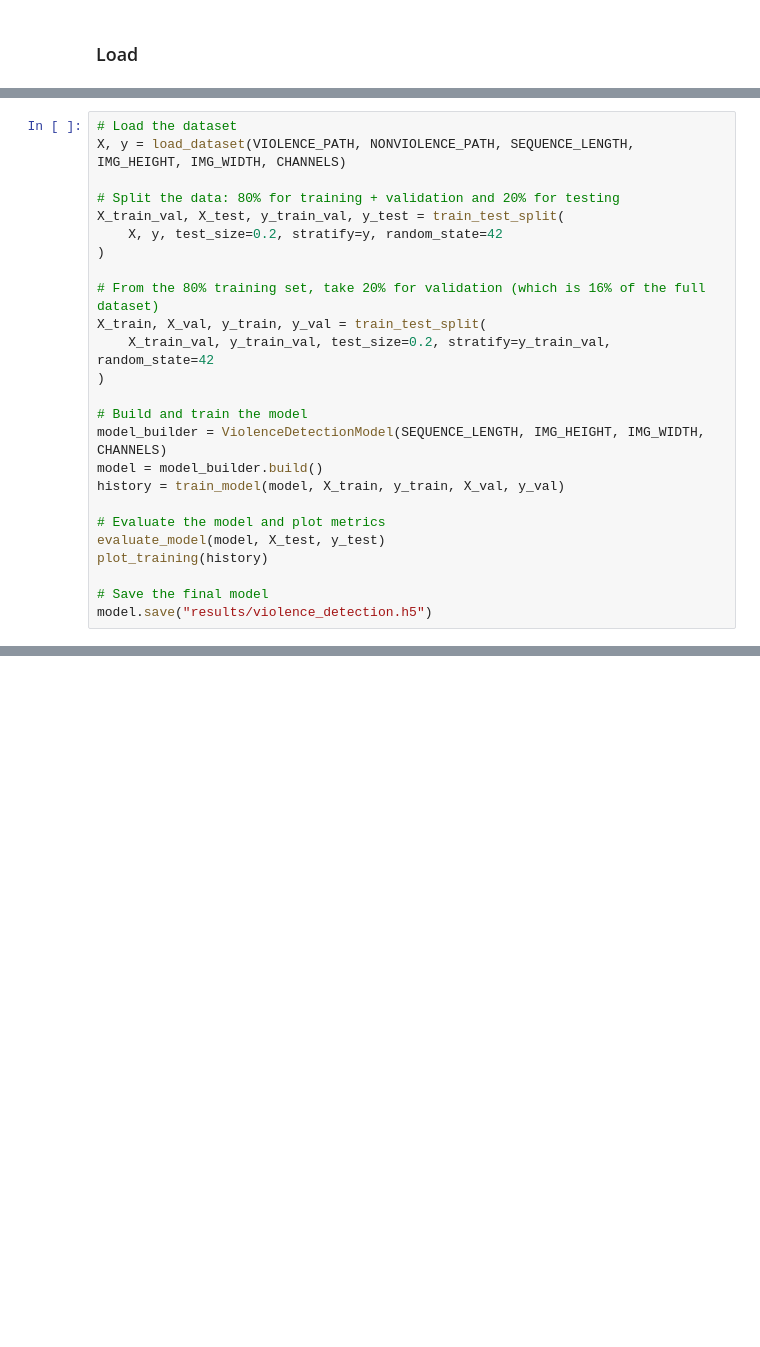
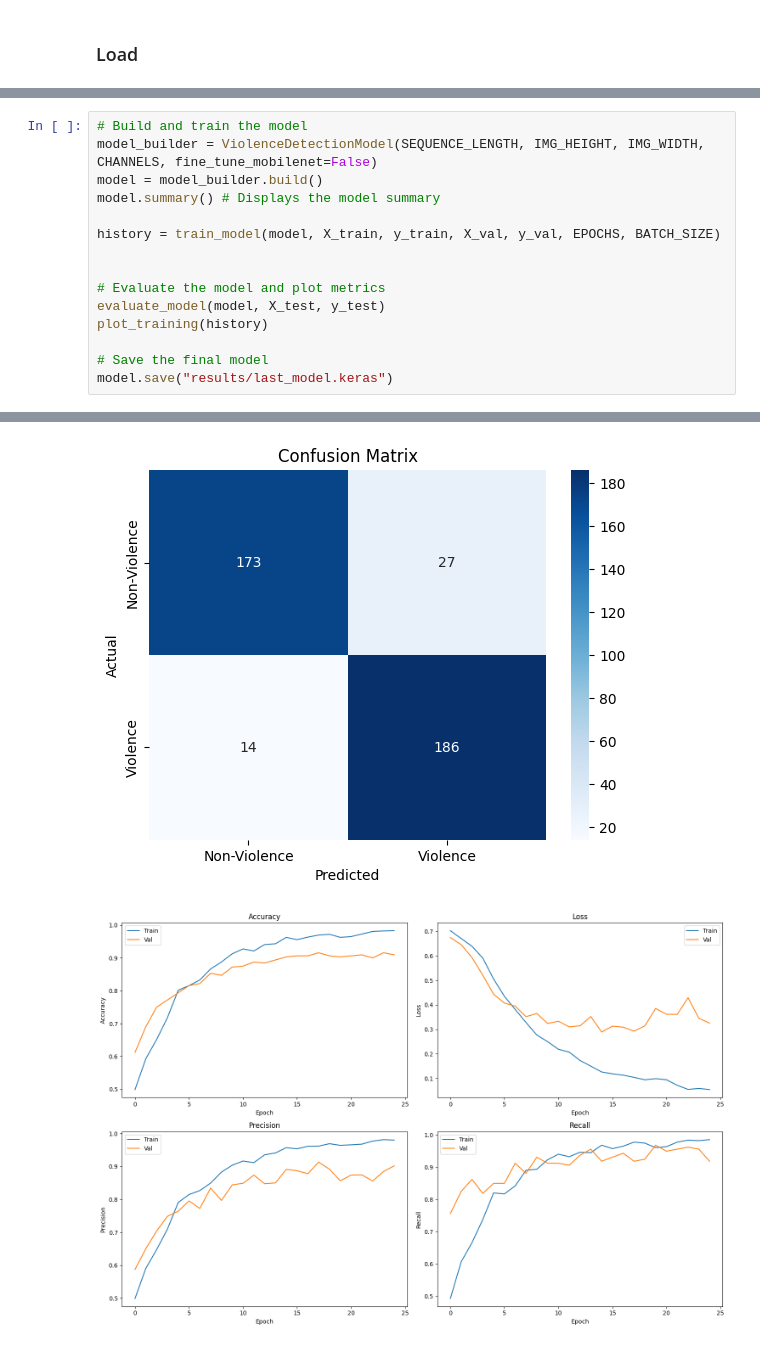
Before and after one commit to pedroogaab/fight-detection, a Jupyter notebook: violence_train.ipynb, the cells around one changed output, grey strips where cells are left out. Drawn from its saved outputs; the diff is of its cells as text; blank space fills up the shorter version.

Commit message:
rework all files and struture and end train task

```diff
--- a/violence_train.ipynb
+++ b/violence_train.ipynb
@@ -195,25 +234,16 @@ def predict_video(model, video_path, sequence_length, img_height, img_width, cha
 # %%
-# Load the dataset
-X, y = load_dataset(VIOLENCE_PATH, NONVIOLENCE_PATH, SEQUENCE_LENGTH, IMG_HEIGHT, IMG_WIDTH, CHANNELS)
+# Build and train the model
+model_builder = ViolenceDetectionModel(SEQUENCE_LENGTH, IMG_HEIGHT, IMG_WIDTH, CHANNELS, fine_tune_mobilenet=False)
+model = model_builder.build()
+model.summary() # Displays the model summary
 
-# Split the data: 80% for training + validation and 20% for testing
-X_train_val, X_test, y_train_val, y_test = train_test_split(
-    X, y, test_size=0.2, stratify=y, random_state=42
-)
+history = train_model(model, X_train, y_train, X_val, y_val, EPOCHS, BATCH_SIZE)
 
-# From the 80% training set, take 20% for validation (which is 16% of the full dataset)
-X_train, X_val, y_train, y_val = train_test_split(
-    X_train_val, y_train_val, test_size=0.2, stratify=y_train_val, random_state=42
-)
-
-# Build and train the model
-model_builder = ViolenceDetectionModel(SEQUENCE_LENGTH, IMG_HEIGHT, IMG_WIDTH, CHANNELS)
-model = model_builder.build()
-history = train_model(model, X_train, y_train, X_val, y_val)
 
 # Evaluate the model and plot metrics
 evaluate_model(model, X_test, y_test)
 plot_training(history)
 
 # Save the final model
-model.save("results/violence_detection.h5")
+model.save("results/last_model.keras")
+# %% [output]
@@ -219,0 +288,2 @@ model.save("results/violence_detection.h5")
+[figure, added]
+[figure, added]
```
Also changed, not shown: parts of 10 cells of this notebook, 6 other files.
